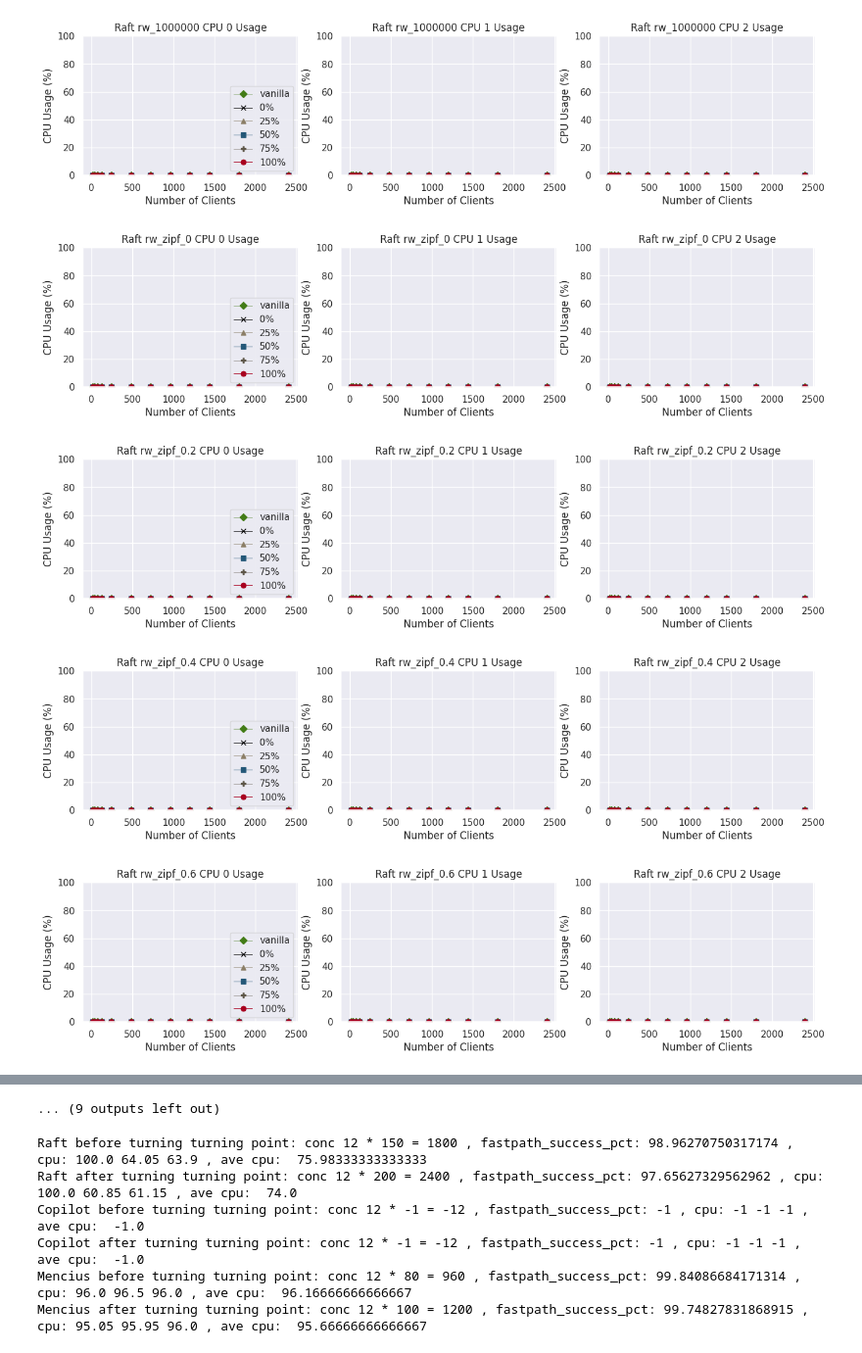
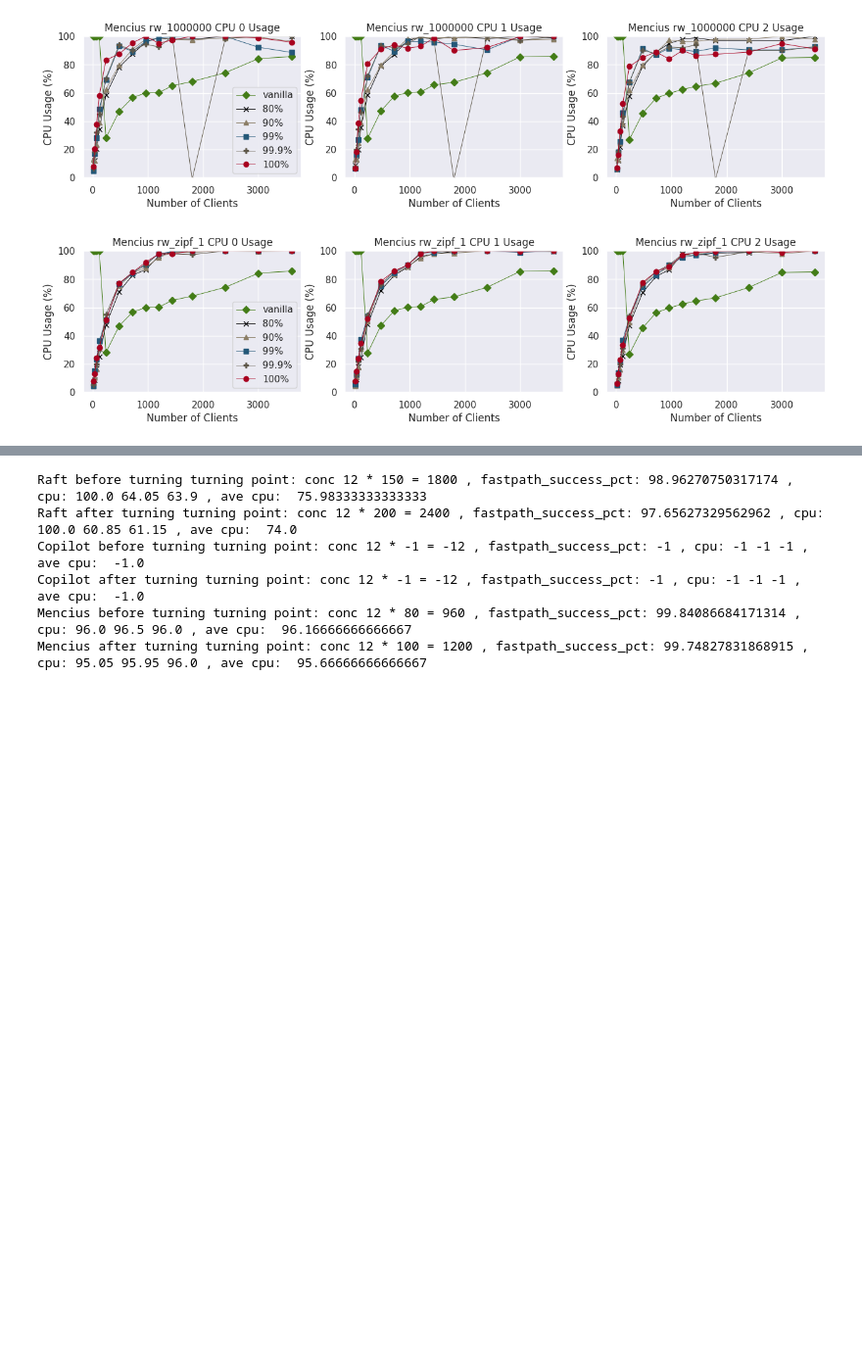
Before and after one commit to angad-singh97/luigi-db, a Jupyter notebook: curp_scripts/evaluation.ipynb, the cells around one changed output, grey strips where cells are left out. Shown at 98% size. Saved outputs shown, nothing was run; the diff lists cells and outputs as text; code cells hidden in the pictures; blank space fills up the shorter version.

```diff
--- a/curp_scripts/evaluation.ipynb
+++ b/curp_scripts/evaluation.ipynb
@@ -337,7 +347,7 @@ def draw_throughput(axes, data, data_vanilla, modes, l_info, title, ratio = Fals
     axes.set_ylabel('Throughput Speedup' if ratio else 'Throughput (req/s)')
 
     if ratio:
-        axes.set_ylim(0, 2.0)
+        axes.set_ylim(0, 4.0)
 
     global legend_draw
     if not legend_draw:
@@ -378,10 +388,10 @@ for site in sites:
 
         fig_throughput_pct, axes_throughput_pct = plt.subplots(nrows=1, ncols=4, figsize=(18, 3))
 
-        draw_throughput(axes_throughput_pct[0], raft_jetpack[site][workload],    raft_vanilla[site],    pcts, pct_line_infos, 'Raft')
-        draw_throughput(axes_throughput_pct[1], copilot_jetpack[site][workload], copilot_vanilla[site], pcts, pct_line_infos, 'Copilot')
-        draw_throughput(axes_throughput_pct[2], mencius_jetpack[site][workload], mencius_vanilla[site], pcts, pct_line_infos, 'Mencius')
-        draw_throughput(axes_throughput_pct[3], mongodb_jetpack[site][workload], mongodb_vanilla[site], pcts, pct_line_infos, 'MongoDB')
+        draw_throughput(axes_throughput_pct[0], raft_jetpack[site][workload],    raft_vanilla[site],    pcts, pct_line_infos, 'Raft', False)
+        draw_throughput(axes_throughput_pct[1], copilot_jetpack[site][workload], copilot_vanilla[site], pcts, pct_line_infos, 'Copilot', False)
+        draw_throughput(axes_throughput_pct[2], mencius_jetpack[site][workload], mencius_vanilla[site], pcts, pct_line_infos, 'Mencius', False)
+        draw_throughput(axes_throughput_pct[3], mongodb_jetpack[site][workload], mongodb_vanilla[site], pcts, pct_line_infos, 'MongoDB', False)
 
         fig_throughput_pct.subplots_adjust(left=0)
         fig_throughput_pct.savefig("throughput_pct_" + site + "_" + workload +".pdf", bbox_inches="tight")
@@ -488,7 +518,7 @@ def draw_latency(axes, data_pct, data_vanilla, title, ylabel_name):
     axes.set_title(title)
     axes.set_xlabel('Fastpath Percentage')
     axes.set_ylabel(ylabel_name)
-    axes.set_ylim(0, 150)
+    axes.set_ylim(0, 300)
     axes.set_xticks(np.arange(len(categories)), categories)
 
     global legend_draw
@@ -621,6 +651,7 @@ def draw_witness_size(axes, data, modes, l_info, title):
 
     global legend_draw
     if not legend_draw:
+        axes.legend(loc='lower right')
         # axes.legend(loc='lower left' if l[-1][-1] > 70 else 'upper right')
         legend_draw = True
 
@@ -648,52 +679,50 @@ site 12c1s5r1p workload rw_zipf_1
 # %%
 def draw_cpu_usage(axes, ylabel, data_pct, data_vanilla, title, ylabel_name, l_info):
+    # print(data_pct)
     client = [c * 12 for c in conc]
     l = [[0 for _ in conc] for __ in range(len(pcts)+1)]
     for e in data_vanilla:
         if e["conc"] in conc:
             l[0][conc_2_id[e["conc"]]] = e[ylabel]
     # for i, pct in enumerate(["0", "25", "50", "75", "100", "adaptive"]):
-    for i, pct in enumerate(["0", "25", "50", "75", "100"]):
+    for i, pct in enumerate(pcts):
         for e in data_pct[pct]:
             if e["conc"] in conc:
                 l[i+1][conc_2_id[e["conc"]]] = e[ylabel]
 
     for i in range(len(l)):
         axes.plot(client, l[i], label=l_info[i][0], color=l_info[i][1], marker=l_info[i][2], lw=line_width)
 
     axes.set_title(title)
     axes.set_xlabel('Number of Clients')
     axes.set_ylim(0, 100)
     axes.set_ylabel(ylabel_name)
 
     global legend_draw
     if not legend_draw:
         axes.legend(loc='lower right')
         legend_draw = True
 
 protocols = [
-    (raft_jetpack[workload], raft_vanilla, "Raft"),
-    (copilot_jetpack[workload], copilot_vanilla, "Copilot"),
-    (mencius_jetpack[workload], mencius_vanilla, "Mencius"),
+    # (raft_jetpack[workload], raft_vanilla, "Raft"),
+    # (copilot_jetpack[workload], copilot_vanilla, "Copilot"),
+    (mencius_jetpack[sites[0]], mencius_vanilla[sites[0]], "Mencius"),
 ]
 
 for jetpack_data, vanilla_data, protocol_name in protocols:
     for workload in workloads:
         global legend_draw
         legend_draw = False
 
-        fig_cpu_usage, axes_cpu_usage = plt.subplots(nrows=1, ncols=3, figsize=(13.5, 3))
+        fig, axes = plt.subplots(nrows=1, ncols=3, figsize=(13.5, 3))
 
-        draw_cpu_usage(axes_cpu_usage[0], "cpu0_medium", jetpack_data, vanilla_data, protocol_name + ' ' + workload + ' CPU 0 Usage', 'CPU Usage (%)', pct_line_infos)
-        draw_cpu_usage(axes_cpu_usage[1], "cpu1_medium", jetpack_data, vanilla_data, protocol_name + ' ' + workload + ' CPU 1 Usage', 'CPU Usage (%)', pct_line_infos)
-        draw_cpu_usage(axes_cpu_usage[2], "cpu2_medium", jetpack_data, vanilla_data, protocol_name + ' ' + workload + ' CPU 2 Usage', 'CPU Usage (%)', pct_line_infos)
+        draw_cpu_usage(axes[0], "cpu0_medium", jetpack_data[workload], vanilla_data, protocol_name + ' ' + workload + ' CPU 0 Usage', 'CPU Usage (%)', pct_line_infos)
+        draw_cpu_usage(axes[1], "cpu1_medium", jetpack_data[workload], vanilla_data, protocol_name + ' ' + workload + ' CPU 1 Usage', 'CPU Usage (%)', pct_line_infos)
+        draw_cpu_usage(axes[2], "cpu2_medium", jetpack_data[workload], vanilla_data, protocol_name + ' ' + workload + ' CPU 2 Usage', 'CPU Usage (%)', pct_line_infos)
 
-        fig_cpu_usage.subplots_adjust(left=0)
-        fig_cpu_usage.savefig("cpu_usage_pct_" + protocol_name + "_" + workload + ".pdf", bbox_inches="tight")
-        fig_cpu_usage.show()
+        fig.subplots_adjust(left=0)
+        fig.savefig("cpu_usage_pct_" + protocol_name + "_" + workload + ".pdf", bbox_inches="tight")
+        fig.show()
 # %% [output]
-[figure, old version]
+[figure, new version]
-[figure, old version]
+[figure, new version]
-[figure, removed]
-[figure, removed]
-[figure, removed]
@@ -707,4 +729,3 @@ for jetpack_data, vanilla_data, protocol_name in protocols:
-... (9 outputs left out)
 # %%
 def find_turning_point_conc(ylabel, data_pct, data_vanilla):
     l = [[0 for _ in conc] for __ in range(2)]
```
Also changed, not shown: parts of 14 cells of this notebook.
